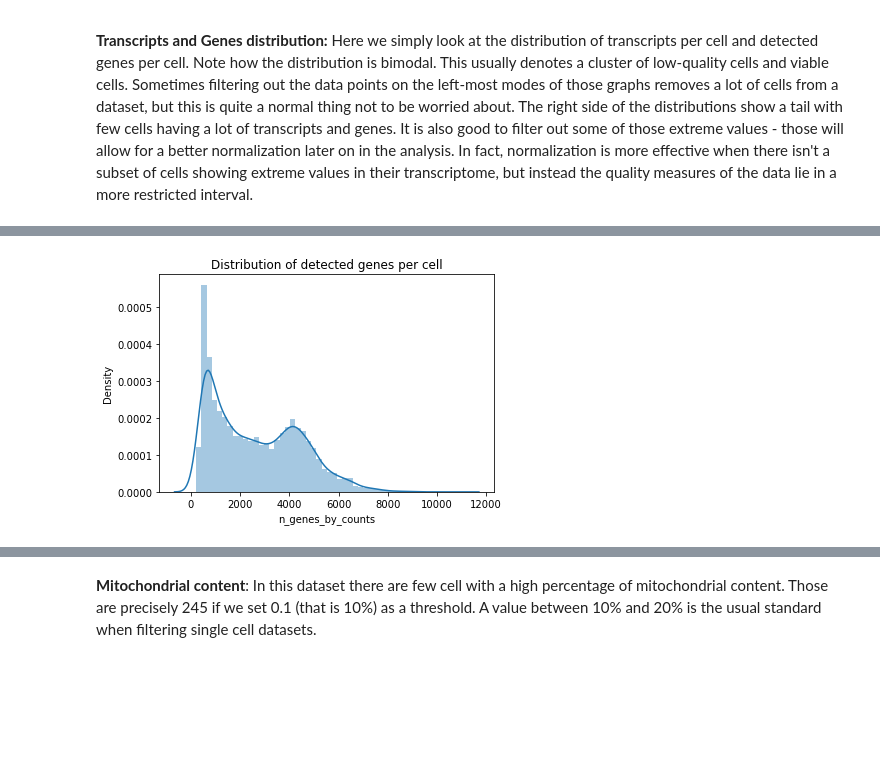
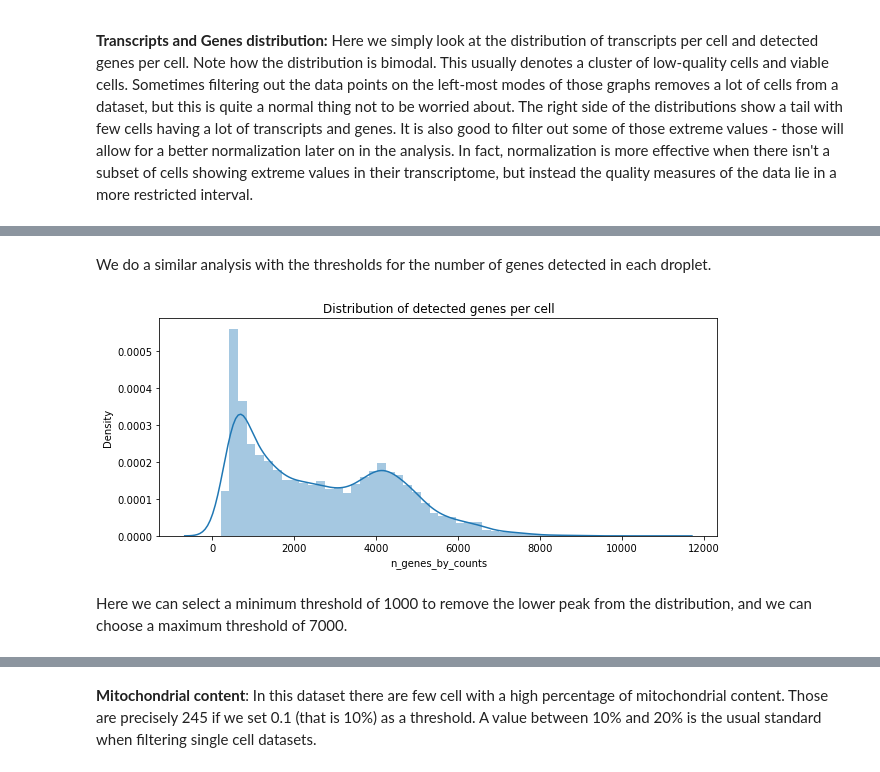
Before and after one commit to hds-sandbox/scRNASeq_course, a Jupyter notebook: Notebooks/Python/Part02_filtering_sample2.ipynb, the cells around one changed output, grey strips where cells are left out. Drawn from its saved outputs; the diff is of its cells as text; code cells hidden in the pictures; blank space fills up the shorter version.

```diff
--- a/Notebooks/Python/Part02_filtering_sample2.ipynb
+++ b/Notebooks/Python/Part02_filtering_sample2.ipynb
@@ -74,5 +93,10 @@ x = ax.set_title('Cells Transcripts distribution')
+# %% [markdown]
+We do a similar analysis with the thresholds for the number of genes detected in each droplet.
 # %%
-ax = sns.distplot(sample_2.obs['n_genes_by_counts'], bins=50)
-x = ax.set_title('Distribution of detected genes per cell')
+fig, ax = plt.subplots(1,1, figsize=(10,4))
+fig1 = sns.distplot(sample_2.obs['n_genes_by_counts'], bins=50)
+title1 = ax.set_title('Distribution of detected genes per cell')
 # %% [output]
-[figure, old version]
+[figure, new version]
+# %% [markdown]
+Here we can select a minimum threshold of 1000 to remove the lower peak from the distribution, and we can choose a maximum threshold of 7000.
```
Also changed, not shown: parts of 46 cells of this notebook, 2 other files.
